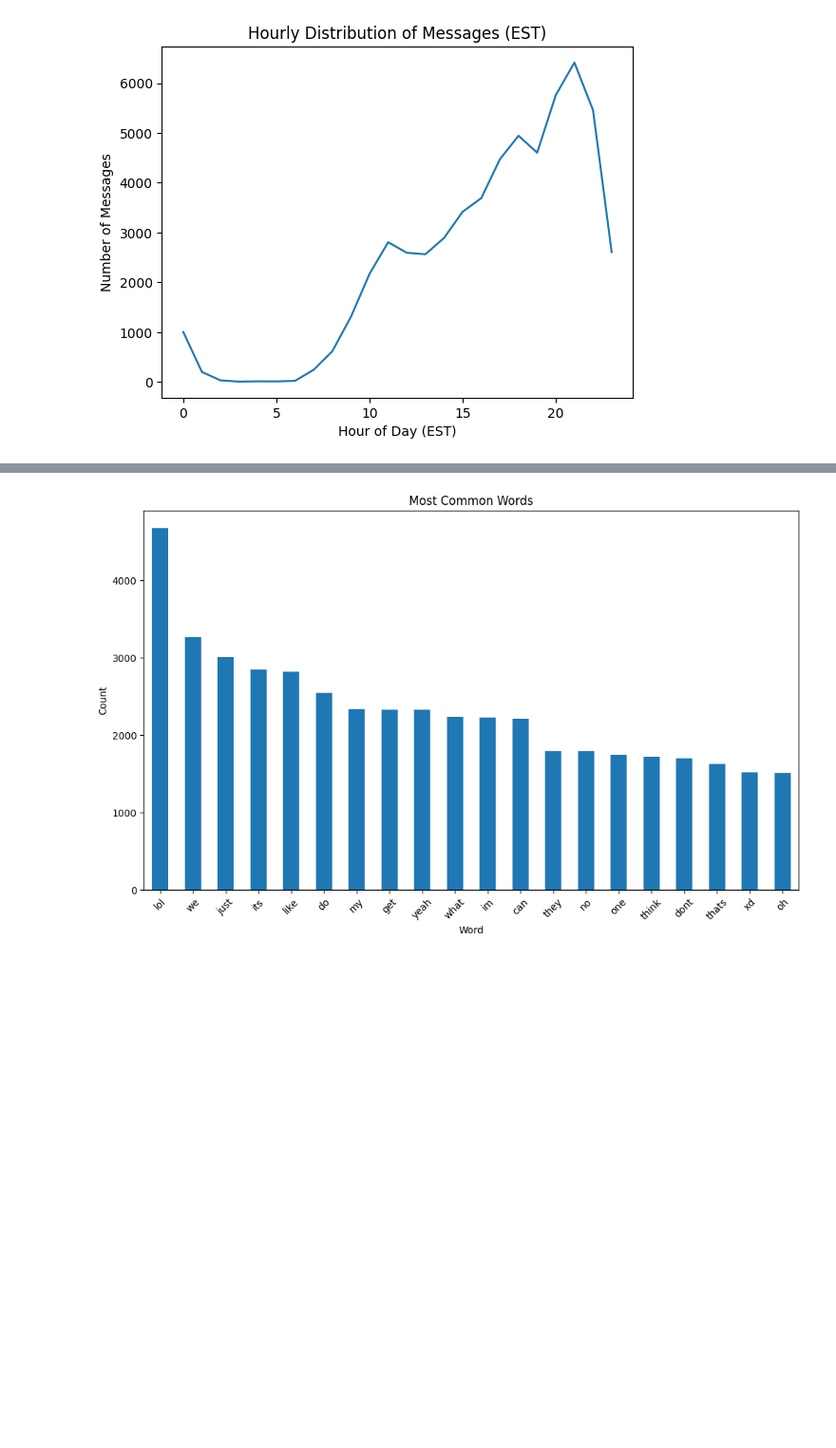
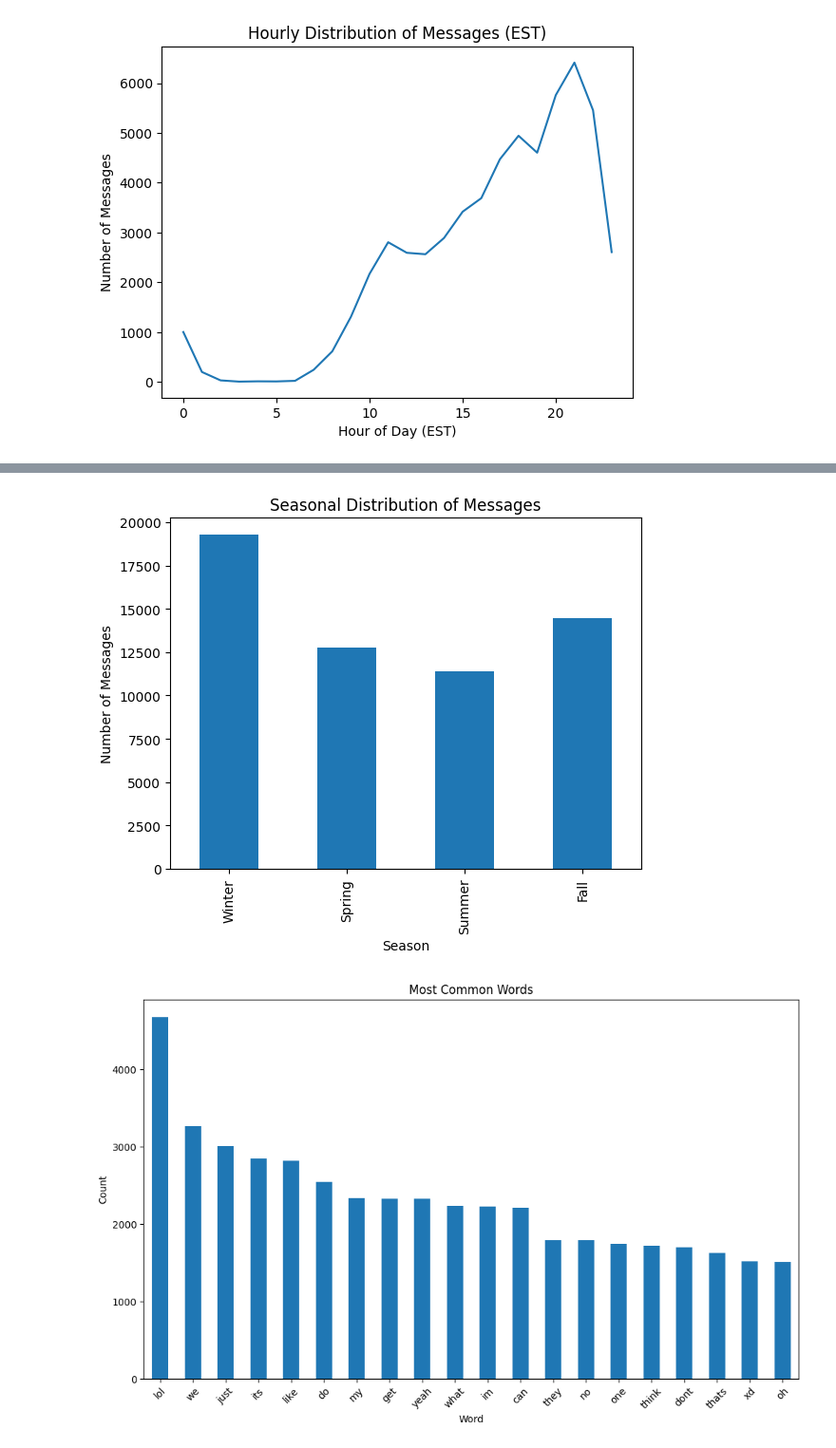
Before and after one commit to BrysonL/groupchat-classification, a Jupyter notebook: ChatVis.ipynb, the cells around one changed output, grey strips where cells are left out. Shown at 95% size. Saved outputs shown, nothing was run; the diff lists cells and outputs as text; code cells hidden in the pictures; blank space fills up the shorter version.

```diff
--- a/ChatVis.ipynb
+++ b/ChatVis.ipynb
@@ -127,3 +151,24 @@ plt.show()
+# %%
+def season_from_month(month):
+    if month in ['December', 'January', 'February']:
+        return 'Winter'
+    elif month in ['March', 'April', 'May']:
+        return 'Spring'
+    elif month in ['June', 'July', 'August']:
+        return 'Summer'
+    else:
+        return 'Fall'
+
+df['season'] = df['month'].apply(season_from_month)
+
+season_distribution = df.groupby('season').size().reindex(['Winter', 'Spring', 'Summer', 'Fall'])
+season_distribution.plot(kind='bar')
+plt.title("Seasonal Distribution of Messages")
+plt.ylabel("Number of Messages")
+plt.xlabel("Season")
+plt.show()
+# %% [output]
+[figure, added]
 # %%
 import pandas as pd
 import matplotlib.pyplot as plt
```
Also changed, not shown: parts of 2 cells of this notebook, 6 other files.
